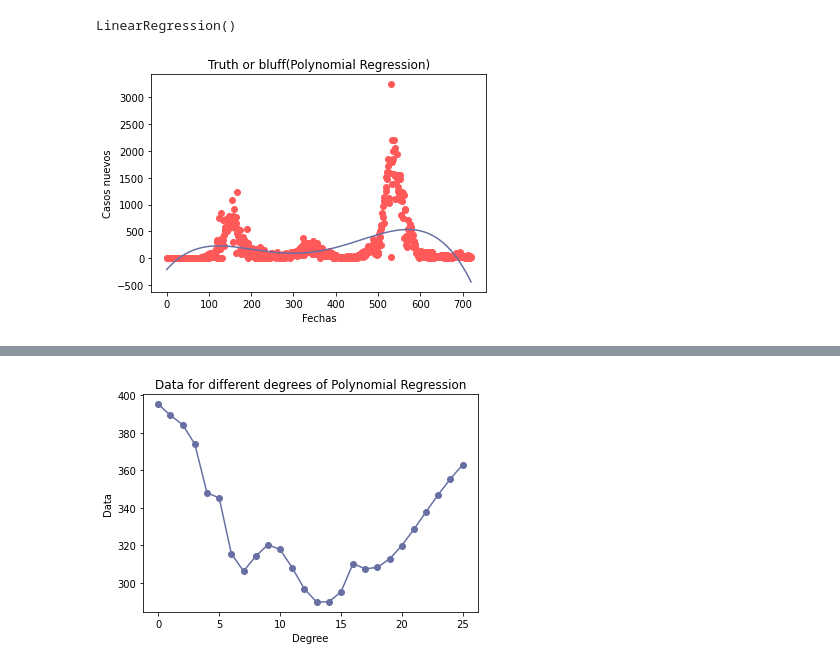
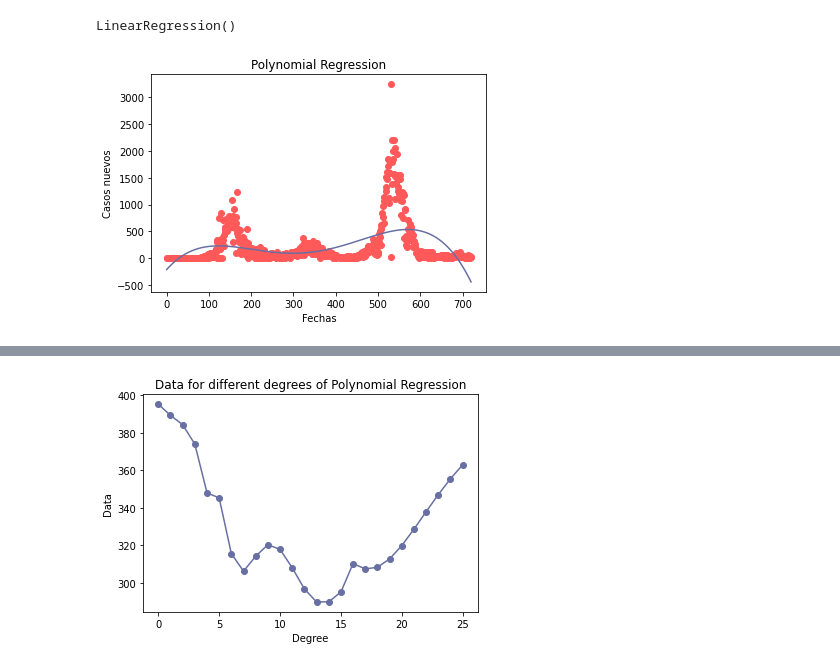
Before and after one commit to Hcastleon/OLC2_VCD_PY2, a Jupyter notebook: home/funciones/Tendencia_F1.ipynb, the cells around one changed output, grey strips where cells are left out. Saved outputs shown, nothing was run; the diff lists cells and outputs as text; code cells hidden in the pictures.

```diff
--- a/home/funciones/Tendencia_F1.ipynb
+++ b/home/funciones/Tendencia_F1.ipynb
@@ -51,13 +69,11 @@ lin_reg2.fit(X_poly,y)
 LinearRegression()
 # %%
 #Visualising the pollynomial regression model results
-X_grid=np.arange(min(x),max(x),0.1)
-X_grid=X_grid.reshape((len(X_grid),1))
 plt.scatter(x,y,color='#FF5959')
 plt.plot(x,lin_reg2.predict(poly_reg.fit_transform(x)),color='#676FA3')
-plt.title('Truth or bluff(Polynomial Regression)')
+plt.title('Polynomial Regression')
 plt.xlabel('Fechas')
 plt.ylabel('Casos nuevos')
 plt.show()
 # %% [output]
-[figure, old version]
+[figure, new version]
```
Also changed, not shown: parts of 4 cells of this notebook, 3 other files.
